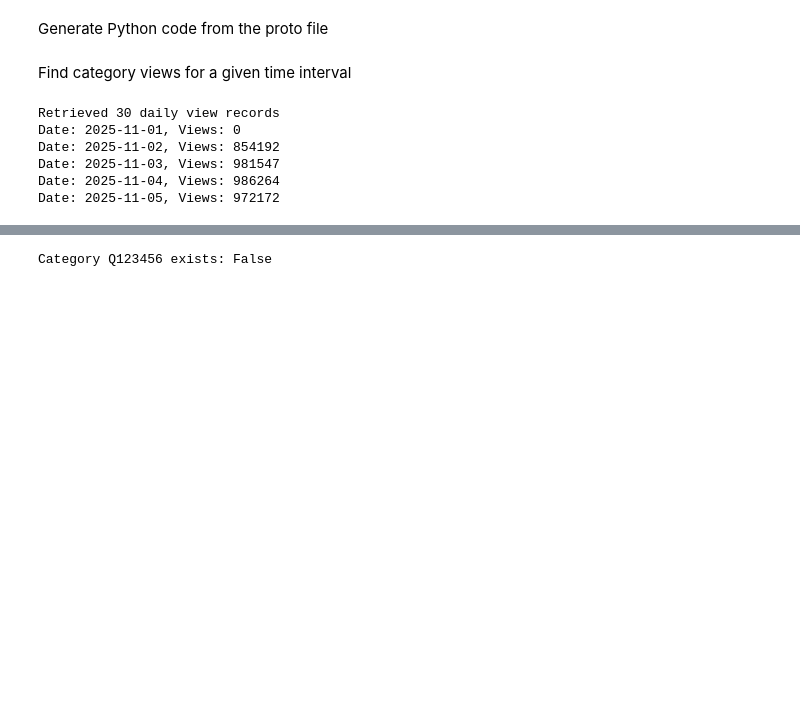
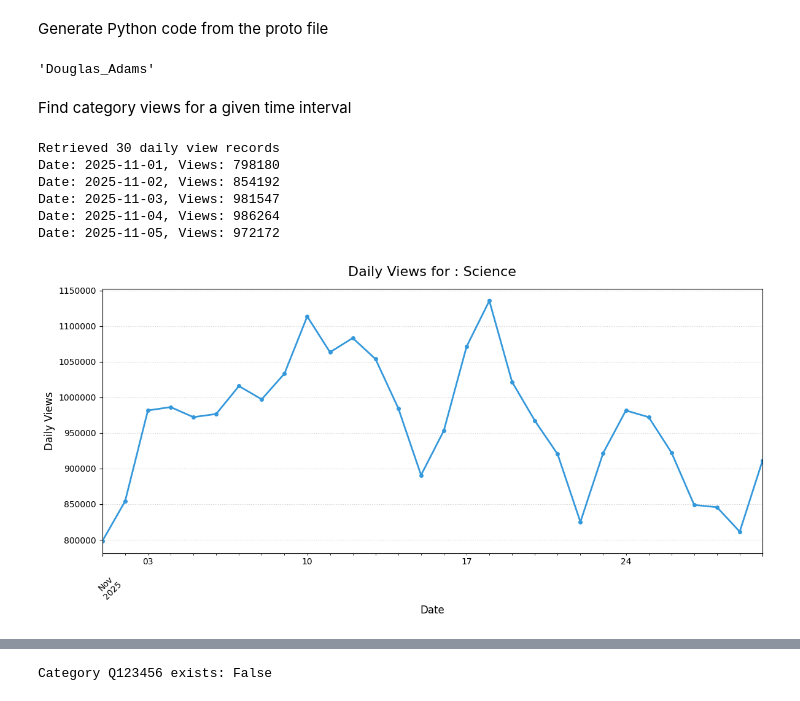
Before and after one commit to santhoshtr/topictrends, a Jupyter notebook: topictrend_web/notebooks/Examples.ipynb, the cells around one changed output, grey strips where cells are left out. Saved outputs shown, nothing was run; the diff lists cells and outputs as text; code cells hidden in the pictures; blank space fills up the shorter version.

```diff
--- a/topictrend_web/notebooks/Examples.ipynb
+++ b/topictrend_web/notebooks/Examples.ipynb
@@ -33,7 +36,7 @@ class TopicTrendClient:
     def __init__(self, host='localhost', port=50051):
         self.channel = grpc.insecure_channel(f'{host}:{port}', options=channel_options)
         self.stub = topictrend_pb2_grpc.TopicTrendServiceStub(self.channel)
-
+        self.logger = logging.getLogger(__name__)
     def close(self):
         self.channel.close()
 
@@ -56,3 +59,16 @@ class TopicTrendClient:
         error_msg = error_mapping.get(e.code(), f"Unknown error: {e.details()}")
         self.logger.error(f"gRPC Error [{e.code()}]: {error_msg}")
         raise Exception(f"gRPC Error: {error_msg}")
+# %%
+client = TopicTrendClient()
+# %%
+def get_title_by_qid(qid, wiki="enwiki"):
+    request = topictrend_pb2.TitleByQidRequest(wiki=wiki,qid=qid)
+    try:
+        response = client.stub.GetTitleByQid(request)
+        return response.title
+    except grpc.RpcError as e:
+        client._handle_grpc_error(e)
+get_title_by_qid(42)
+# %% [output]
+'Douglas_Adams'
@@ -59,27 +129,30 @@ class TopicTrendClient:
 # %% [markdown]
 Find category views for a given time interval
 # %%
-with TopicTrendClient() as client:
-    request = topictrend_pb2.CategoryViewsRequest(
-            wiki="enwiki",
-            category_qid=1458083,
-            start_date="2025-11-01",
-            end_date="2025-11-30",
-            depth=2
-    )
-    try:
-        response = client.stub.GetCategoryViews(request)
-        print(f"Retrieved {len(response.views)} daily view records")
-        for view in response.views[:5]:  # Show first 5 records
-            print(f"Date: {view.date}, Views: {view.views}")
-    except grpc.RpcError as e:
-        self._handle_grpc_error(e)
+category_qid= 1458083
+request = topictrend_pb2.CategoryViewsRequest(
+        wiki="enwiki",
+        category_qid=category_qid,
+        start_date="2025-11-01",
+        end_date="2025-11-30",
+        depth=2
+)
+
+try:
+    response = client.stub.GetCategoryViews(request)
+    print(f"Retrieved {len(response.views)} daily view records")
+    for view in response.views[:5]:  # Show first 5 records
+        print(f"Date: {view.date}, Views: {view.views}")
+    plot_page_views(response.views, get_title_by_qid(category_qid))
+except grpc.RpcError as e:
+    client._handle_grpc_error(e)
 # %% [output]
 Retrieved 30 daily view records
-Date: 2025-11-01, Views: 0
+Date: 2025-11-01, Views: 798180
 Date: 2025-11-02, Views: 854192
 Date: 2025-11-03, Views: 981547
 Date: 2025-11-04, Views: 986264
 Date: 2025-11-05, Views: 972172
+[figure, added]
 # %%
 """Get raw article pageviews data"""
```
Also changed, not shown: parts of 9 cells of this notebook.
